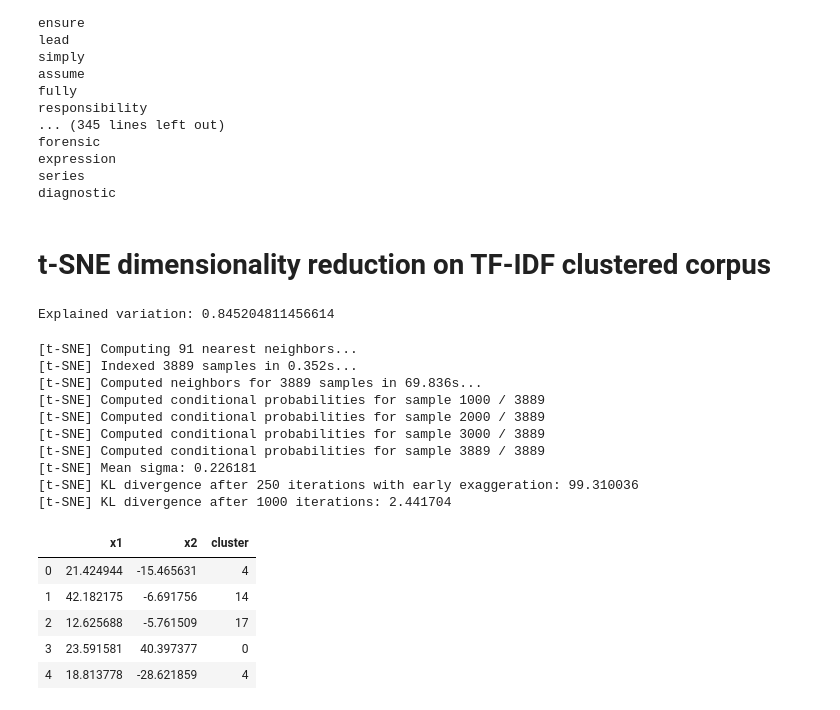
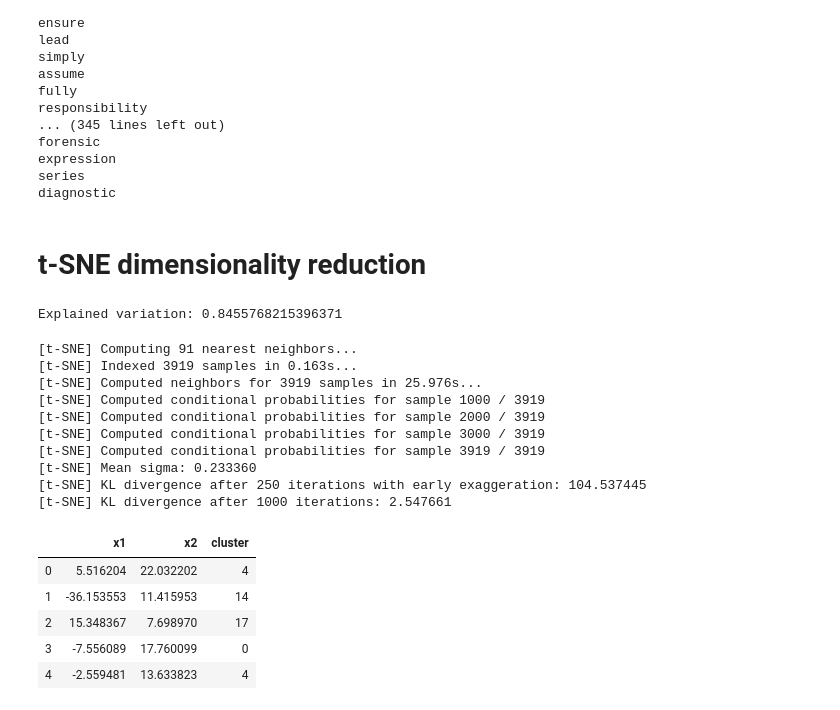
Before and after one commit to PejicM/Legal-Case-Reports-Topic-Modeling, a Jupyter notebook: documents_clustering.ipynb, the cells around one changed output. Drawn from its saved outputs; the diff is of its cells as text; code cells hidden in the pictures.

```diff
--- a/documents_clustering.ipynb
+++ b/documents_clustering.ipynb
@@ -135,0 +136,3 @@ centroids = optimal_model.cluster_centers_
+# %%
+all_data = np.concatenate((scaled_data, centroids), axis=0)
+print('Dimensions of clustering data and centroids: {}'.format(all_data.shape))
@@ -168,37 +179,38 @@ expression
 series
 diagnostic
 # %% [markdown]
-# t-SNE dimensionality reduction on TF-IDF clustered corpus
+# t-SNE dimensionality reduction
 # %%
 # first reduce dimensionality using PCA, and then pass it to t-SNE
+# mala usteda vremena, t-SNE je dosta spor u ovoj situaciji
 pca = PCA(n_components=1000)       # probati eventualno i SparsePCA
-pca_data = pca.fit_transform(scaled_data)
+pca_data = pca.fit_transform(all_data)
 print('Explained variation: {}'.format(np.sum(pca.explained_variance_ratio_)))
 # %% [output]
-Explained variation: 0.845204811456614
+Explained variation: 0.8455768215396371
 # %%
 tsne_model = TSNE(n_components=2, verbose=1, random_state=33)
 # %%
 tsne_res = tsne_model.fit_transform(pca_data)
 # %% [output]
 [t-SNE] Computing 91 nearest neighbors...
-[t-SNE] Indexed 3889 samples in 0.352s...
-[t-SNE] Computed neighbors for 3889 samples in 69.836s...
-[t-SNE] Computed conditional probabilities for sample 1000 / 3889
-[t-SNE] Computed conditional probabilities for sample 2000 / 3889
-[t-SNE] Computed conditional probabilities for sample 3000 / 3889
-[t-SNE] Computed conditional probabilities for sample 3889 / 3889
-[t-SNE] Mean sigma: 0.226181
-[t-SNE] KL divergence after 250 iterations with early exaggeration: 99.310036
-[t-SNE] KL divergence after 1000 iterations: 2.441704
+[t-SNE] Indexed 3919 samples in 0.163s...
+[t-SNE] Computed neighbors for 3919 samples in 25.976s...
+[t-SNE] Computed conditional probabilities for sample 1000 / 3919
+[t-SNE] Computed conditional probabilities for sample 2000 / 3919
+[t-SNE] Computed conditional probabilities for sample 3000 / 3919
+[t-SNE] Computed conditional probabilities for sample 3919 / 3919
+[t-SNE] Mean sigma: 0.233360
+[t-SNE] KL divergence after 250 iterations with early exaggeration: 104.537445
+[t-SNE] KL divergence after 1000 iterations: 2.547661
 # %%
-tsne_df = pd.DataFrame(tsne_res, columns=['x1', 'x2'])
+tsne_df = pd.DataFrame(tsne_res[:scaled_data.shape[0], :], columns=['x1', 'x2'])
 tsne_df['cluster'] = labels
 tsne_df.head()
 # %% [output]
 |  | x1 | x2 | cluster |
-| 0 | 21.424944 | -15.465631 | 4 |
-| 1 | 42.182175 | -6.691756 | 14 |
-| 2 | 12.625688 | -5.761509 | 17 |
-| 3 | 23.591581 | 40.397377 | 0 |
-| 4 | 18.813778 | -28.621859 | 4 |
+| 0 | 5.516204 | 22.032202 | 4 |
+| 1 | -36.153553 | 11.415953 | 14 |
+| 2 | 15.348367 | 7.698970 | 17 |
+| 3 | -7.556089 | 17.760099 | 0 |
+| 4 | -2.559481 | 13.633823 | 4 |
```
Also changed, not shown: parts of 34 cells of this notebook, 1 other file.
